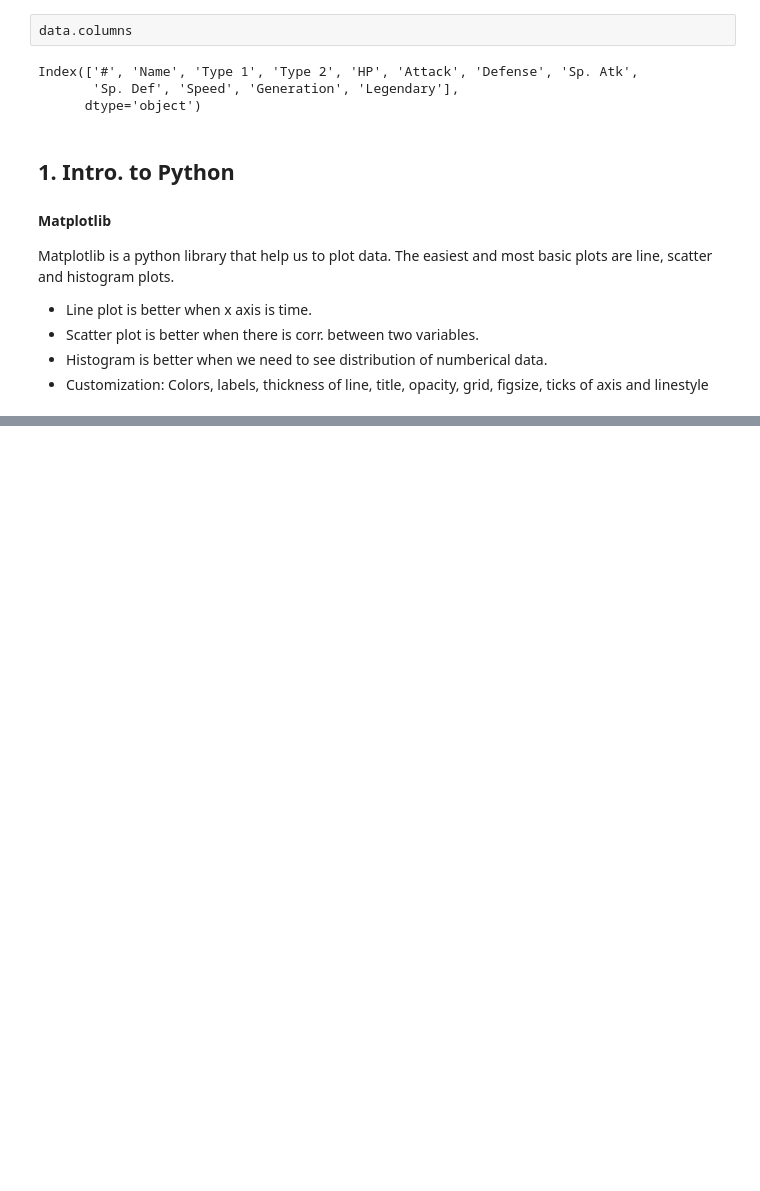
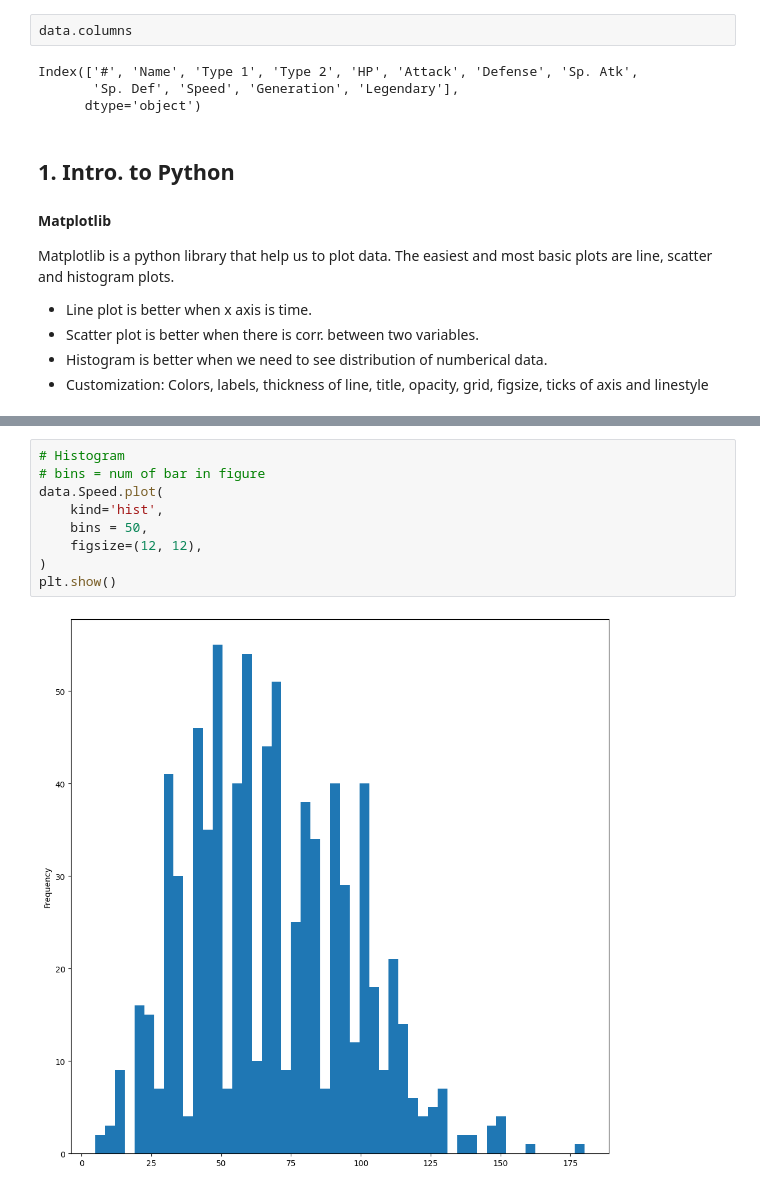
Before and after one commit to TOM-TITO-coder/data_science_first_step, a Jupyter notebook: python-ds/intro.ipynb, the cells around one changed output, grey strips where cells are left out. Drawn from its saved outputs; the diff is of its cells as text; blank space fills up the shorter version.

```diff
--- a/python-ds/intro.ipynb
+++ b/python-ds/intro.ipynb
@@ -87,0 +122,11 @@ Matplotlib is a python library that help us to plot data. The easiest and most b
+# %%
+# Histogram
+# bins = num of bar in figure
+data.Speed.plot(
+    kind='hist',
+    bins = 50,
+    figsize=(12, 12),
+)
+plt.show()
+# %% [output]
+[figure, added]
```
Also changed, not shown: parts of 81 cells of this notebook.
